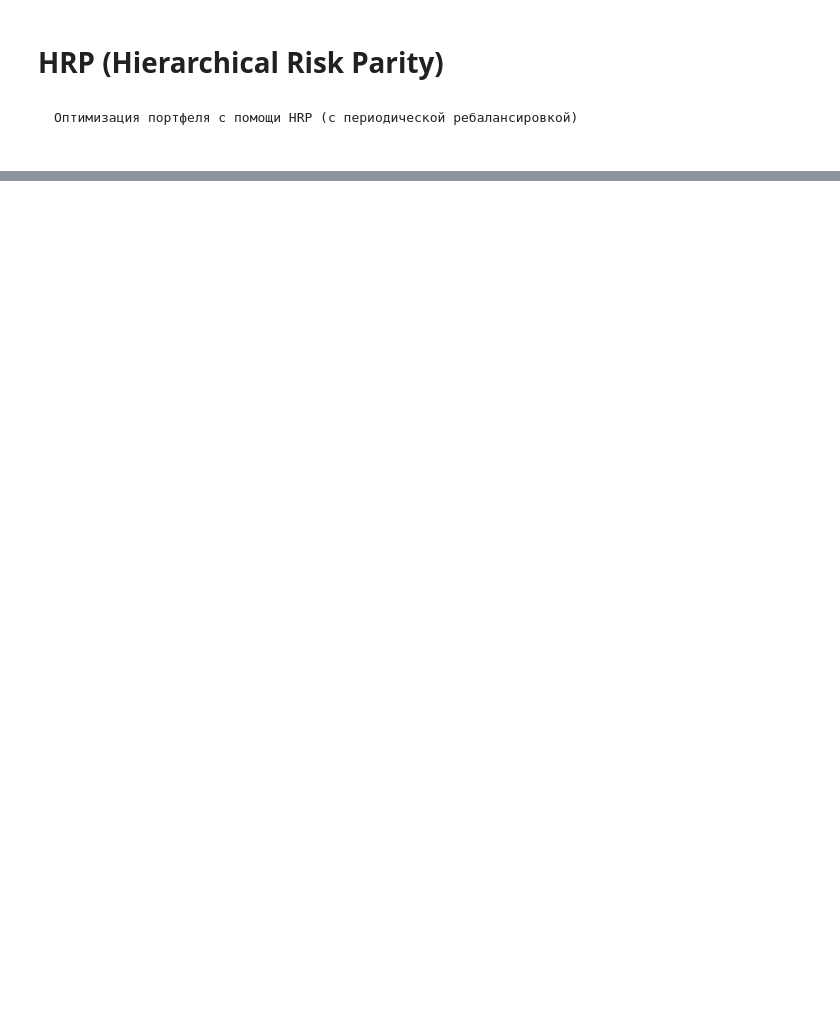
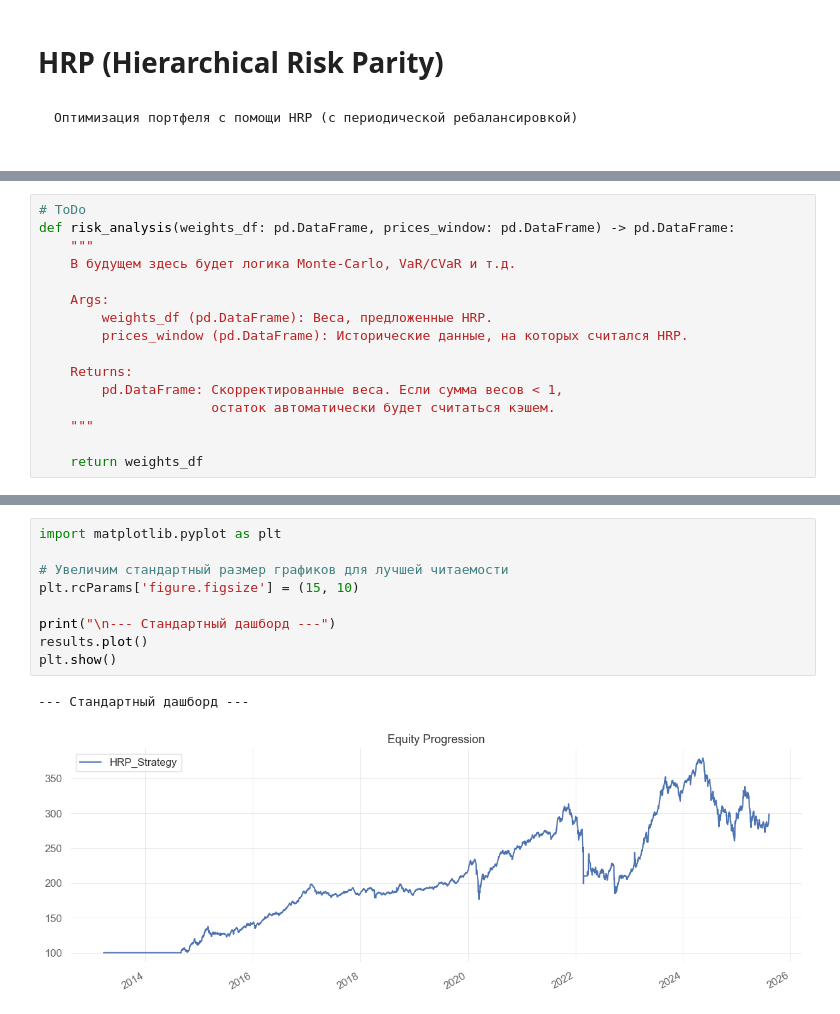
Before and after one commit to beilak/trading-ml-modeling, a Jupyter notebook: portfolio_optimization/hrp.ipynb, the cells around one changed output, grey strips where cells are left out. Cells and saved outputs as stored; diff of their text form; blank space fills up the shorter version.

```diff
--- a/portfolio_optimization/hrp.ipynb
+++ b/portfolio_optimization/hrp.ipynb
@@ -40,0 +481,16 @@
+# %%
+# ToDo
+def risk_analysis(weights_df: pd.DataFrame, prices_window: pd.DataFrame) -> pd.DataFrame:
+    """
+    В будущем здесь будет логика Monte-Carlo, VaR/CVaR и т.д.
+
+    Args:
+        weights_df (pd.DataFrame): Веса, предложенные HRP.
+        prices_window (pd.DataFrame): Исторические данные, на которых считался HRP.
+
+    Returns:
+        pd.DataFrame: Скорректированные веса. Если сумма весов < 1,
+                      остаток автоматически будет считаться кэшем.
+    """
+
+    return weights_df
@@ -40,0 +756,12 @@
+# %%
+import matplotlib.pyplot as plt
+
+# Увеличим стандартный размер графиков для лучшей читаемости
+plt.rcParams['figure.figsize'] = (15, 10)
+
+print("\n--- Стандартный дашборд ---")
+results.plot()
+plt.show()
+# %% [output]
+--- Стандартный дашборд ---
+[figure, added]
```
Also changed, not shown: parts of 36 cells of this notebook, 18 other files.
